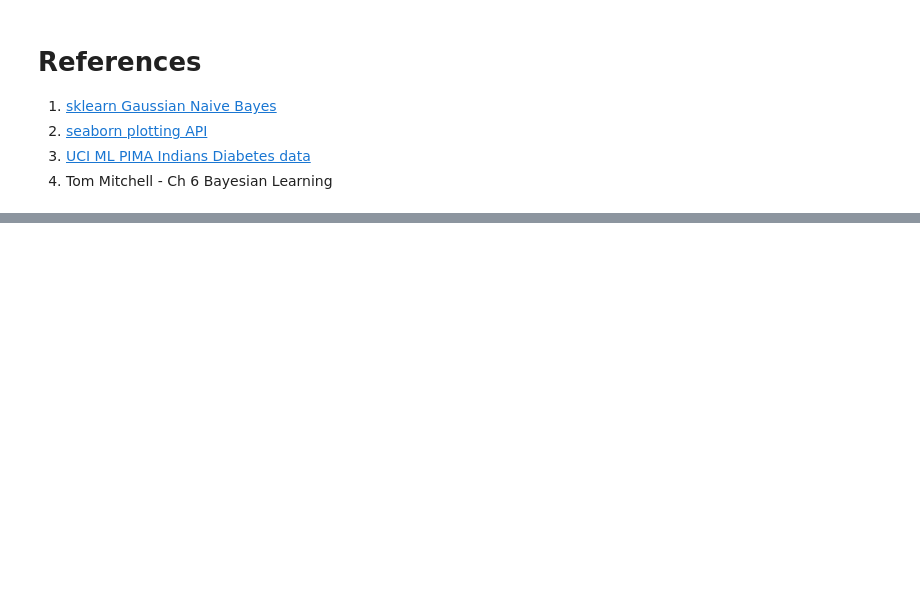
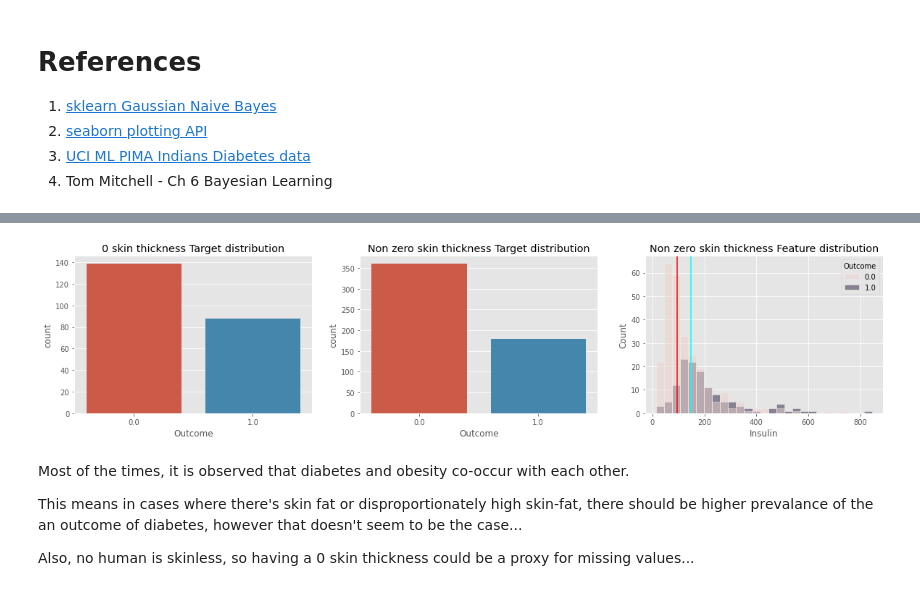
Before and after one commit to ElisonSherton/MTech_DSE_Sem2, a Jupyter notebook: ML/Assignment1/Group128_DiabetesDataset.ipynb, the cells around one changed output, grey strips where cells are left out. Cells and saved outputs as stored; diff of their text form; code cells hidden in the pictures; blank space fills up the shorter version.

```diff
--- a/ML/Assignment1/Group128_DiabetesDataset.ipynb
+++ b/ML/Assignment1/Group128_DiabetesDataset.ipynb
@@ -473,0 +520,27 @@ pd.DataFrame([train_metrics, valid_metrics, test_metrics],
+# %%
+from matplotlib.colors import LogNorm
+
+fig, ax = plt.subplots(1, 3, figsize = (20, 4))
+
+sns.countplot(x = df[df.SkinThickness == 0].Outcome, ax = ax[0])
+sns.countplot(x = df[df.SkinThickness > 0].Outcome, ax = ax[1])
+sns.histplot(x = df[df.SkinThickness > 0].Insulin, hue = df[df.Insulin > 0].Outcome, ax = ax[2])
+
+tmp = df[df.SkinThickness > 0]
+outcome0_mean = tmp[tmp.Outcome == 0].Insulin.mean()
+outcome1_mean = tmp[tmp.Outcome != 0].Insulin.mean()
+
+ax[2].axvline(outcome0_mean, c = "r")
+ax[2].axvline(outcome1_mean, c = "cyan")
+
+ax[0].set_title(f"0 skin thickness Target distribution")
+ax[1].set_title(f"Non zero skin thickness Target distribution");
+ax[2].set_title(f"Non zero skin thickness Feature distribution");
+# %% [output]
+[figure, added]
+# %% [markdown]
+Most of the times, it is observed that diabetes and obesity co-occur with each other.
+
+This means in cases where there's skin fat or disproportionately high skin-fat, there should be higher prevalance of the an outcome of diabetes, however that doesn't seem to be the case...
+
+Also, no human is skinless, so having a 0 skin thickness could be a proxy for missing values...
```
Also changed, not shown: parts of 9 cells of this notebook, 1 other file.
